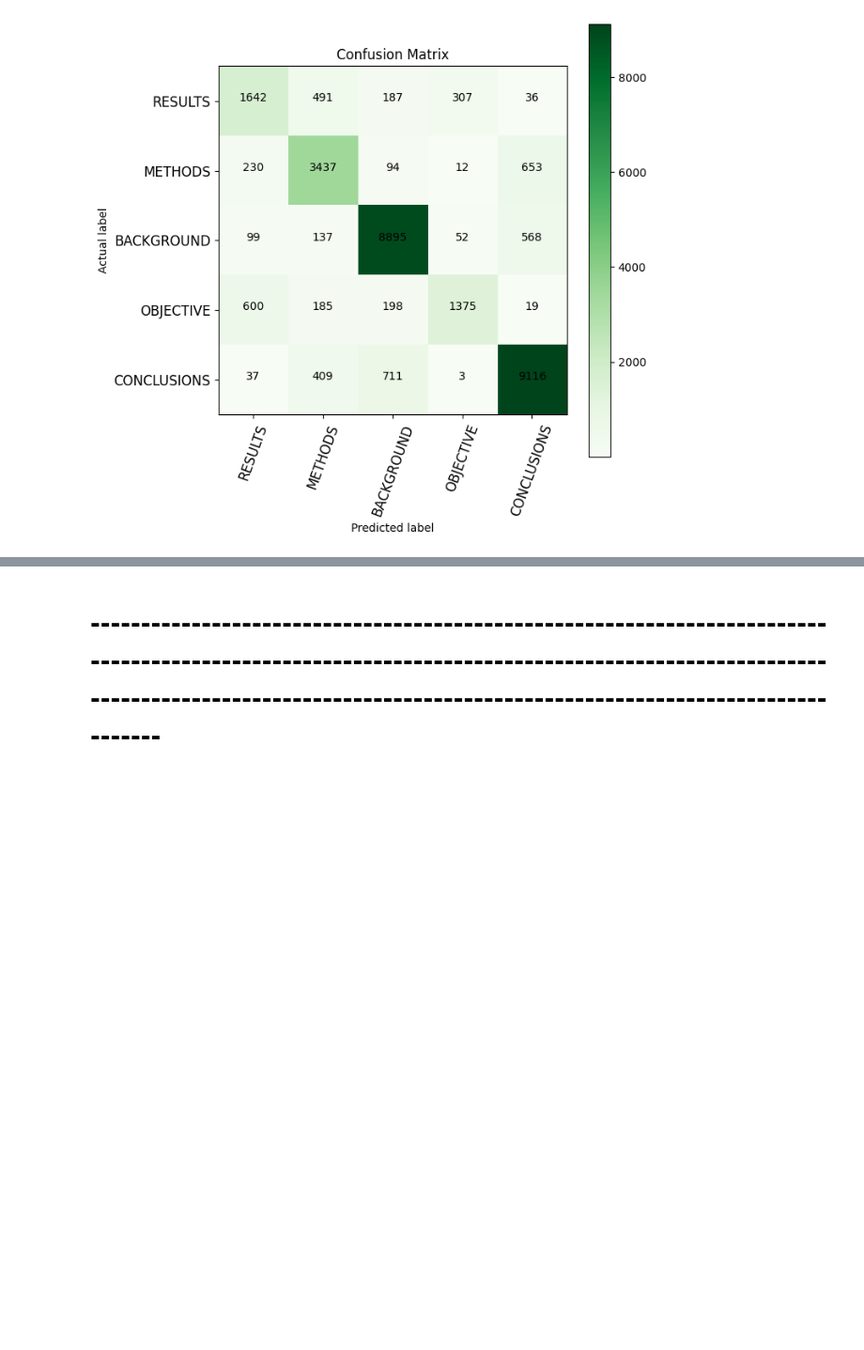
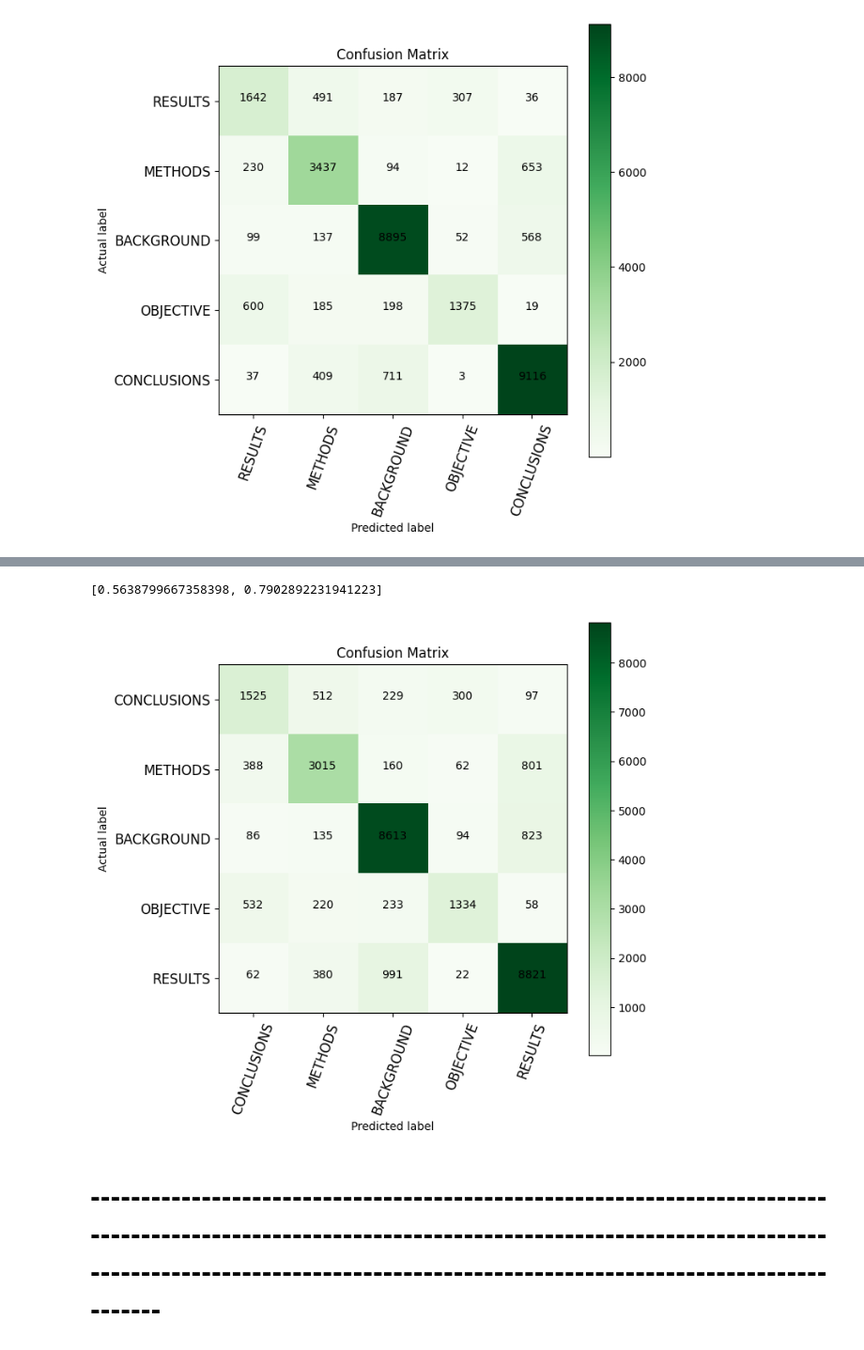
Before and after one commit to spoluan/PubMed200kRCT_medical_abstracts, a Jupyter notebook: PubMed200kRCT_medical_abstracts.ipynb, the cells around one changed output, grey strips where cells are left out. Shown: that part at 94% size. Cells and saved outputs as stored; diff of their text form; code cells hidden in the pictures; blank space fills up the shorter version.

```diff
--- a/PubMed200kRCT_medical_abstracts.ipynb
+++ b/PubMed200kRCT_medical_abstracts.ipynb
@@ -769,0 +958,2 @@ conf_matrix(y_test_raw_en, y_pred=y_char_pred.argmax(axis=1), class_names=list(s
+# %%
+load_model = tf.keras.models.load_model("checkpoint/model-3/ckpt-05-0.5603.ckpt")
@@ -769,0 +973,2 @@ conf_matrix(y_test_raw_en, y_pred=y_char_pred.argmax(axis=1), class_names=list(s
+# %%
+y_pred = load_model.predict(test)
@@ -770,3 +977,11 @@ conf_matrix(y_test_raw_en, y_pred=y_char_pred.argmax(axis=1), class_names=list(s
+# %%
+y_pred
+# %% [output]
+[0.5638799667358398, 0.7902892231941223]
+# %%
+conf_matrix(y_test_raw_en, y_pred=y_pred.argmax(axis=1), class_names=list(set(y_test_raw)))
+# %% [output]
+[figure, added]
 # %% [markdown]
 # ----------------------------------------------------------------------------------------------------------------------------------------------------------------------------------------------------------------------------------
 # %% [markdown]
```
Also changed, not shown: parts of 26 cells of this notebook.
